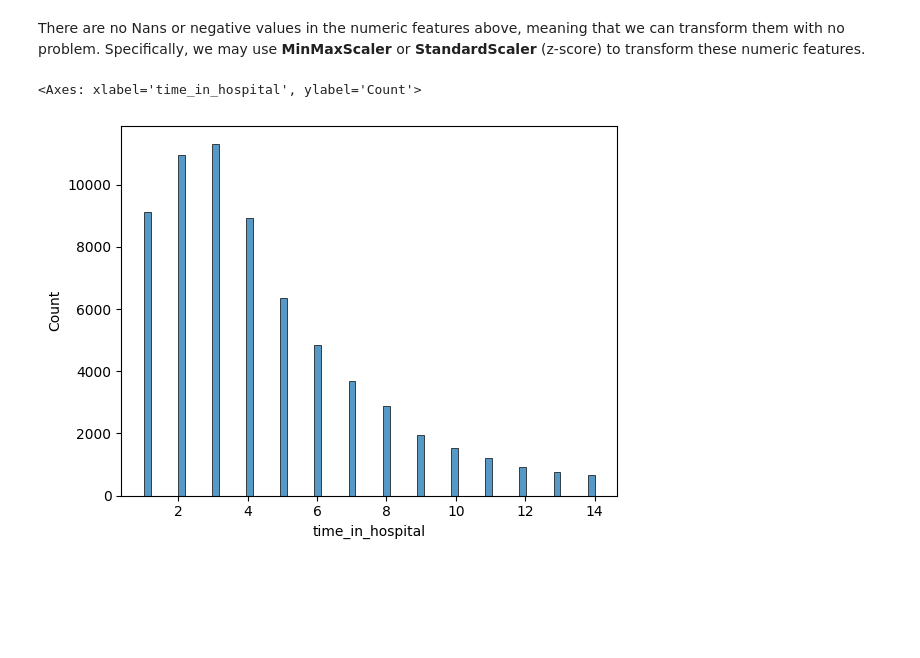
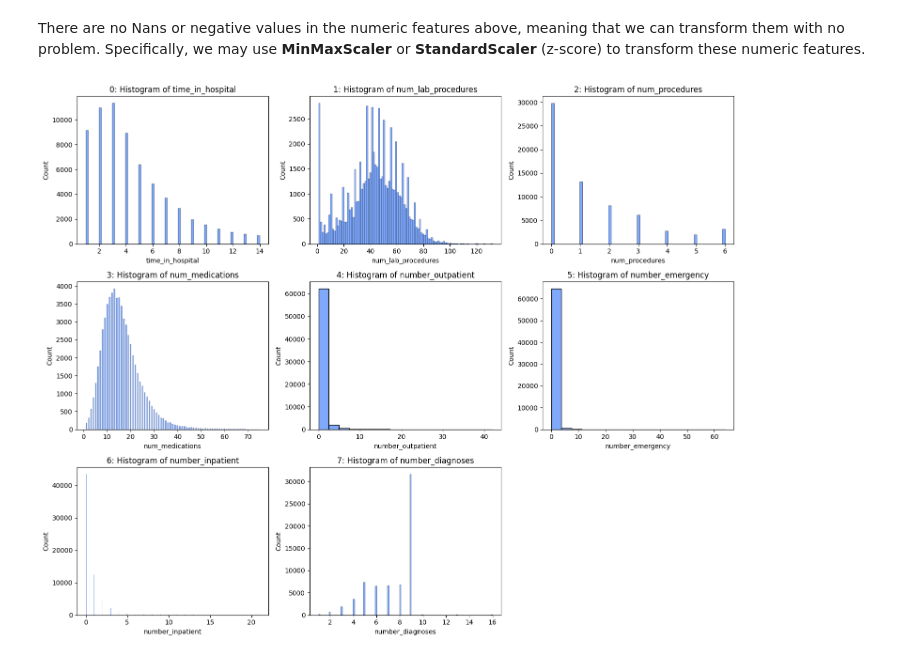
Before and after one commit to wip-0/ds207_final_project, a Jupyter notebook: notebook/data_analysis_prep_vts.ipynb, the cells around one changed output. Saved outputs shown, nothing was run; the diff lists cells and outputs as text; code cells hidden in the pictures; blank space fills up the shorter version.

```diff
--- a/notebook/data_analysis_prep_vts.ipynb
+++ b/notebook/data_analysis_prep_vts.ipynb
@@ -260,10 +265,37 @@ numeric_feats_analysis
 # %% [markdown]
 There are no Nans or negative values in the numeric features above, meaning that we can transform them with no problem.
 Specifically, we may use **MinMaxScaler** or **StandardScaler** (z-score) to transform these numeric features.
-# %%
-numeric_feats = numeric_feats_analysis.columns.to_list()
-
-sns.histplot(df['time_in_hospital'])
-# %% [output]
-<Axes: xlabel='time_in_hospital', ylabel='Count'>
-[figure, removed]
+# %%
+def plot_histograms(dfr,
+                    numeric_features
+                    ):
+
+    # Assuming 'df' is your DataFrame and 'numeric_feats_analysis' is defined
+    # numeric_feats = numeric_feats_analysis.columns.to_list()
+    n_feats = len(numeric_features)
+
+    # calculating the number of rows needed for 3 columns
+    n_rows = int(np.ceil(n_feats / 3))
+
+    # create subplots using a grid layout
+    fig, axes = plt.subplots(n_rows, 3, figsize=(15, n_rows * 4))
+
+    # flatten the axes array for easy iteration
+    axes = axes.flatten()
+    # iterate over the chosen features and plot the histograms
+    for i, column in enumerate(numeric_features):
+        sns.histplot(dfr[column], ax=axes[i])
+        axes[i].set_title(f'{i}: Histogram of {column}')
+    # Hide any unused subplots
+    for j in range(n_feats, len(axes)):
+        fig.delaxes(axes[j])
+
+    plt.tight_layout()
+    plt.show()
+
+
+plot_histograms(df,
+                numeric_feats_analysis.columns.to_list()
+                )
+# %% [output]
+[figure, added]
```
Also changed, not shown: parts of 8 cells of this notebook.
